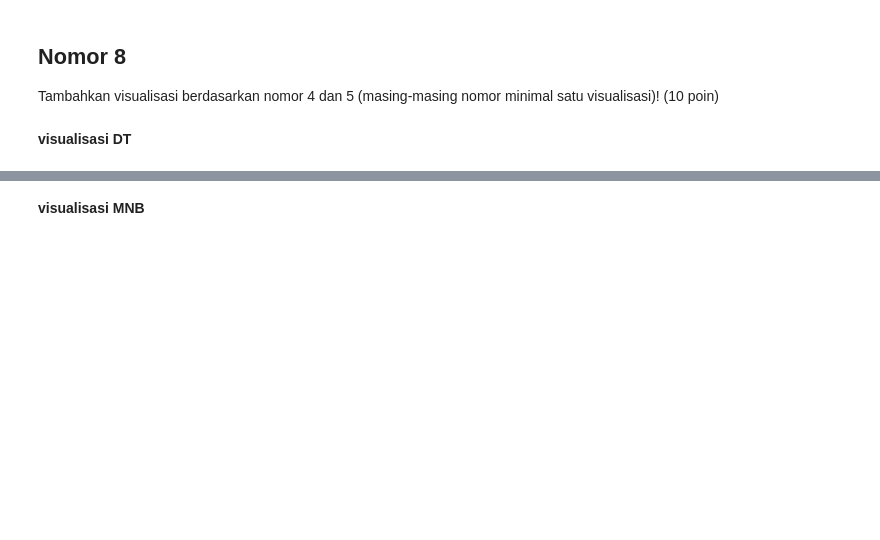
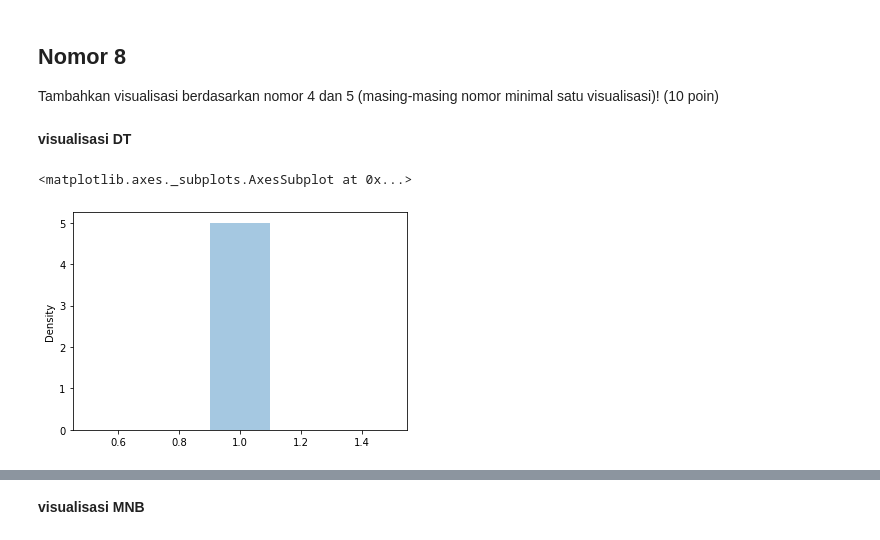
Before and after one commit to tsaniarisqi/Machine_Learning_2022, a Jupyter notebook: kuis02/Kuis02.ipynb, the cells around one changed output, grey strips where cells are left out. Saved outputs shown, nothing was run; the diff lists cells and outputs as text; code cells hidden in the pictures; blank space fills up the shorter version.

```diff
--- a/kuis02/Kuis02.ipynb
+++ b/kuis02/Kuis02.ipynb
@@ -588,3 +588,8 @@ KeyError: 'log_loss'
 Tambahkan visualisasi berdasarkan nomor 4 dan 5 (masing-masing nomor minimal satu visualisasi)! (10 poin)
 # %% [markdown]
 **visualisasi DT**
+# %%
+sns.distplot(acc_dt, bins=5, kde=True)
+# %% [output]
+<matplotlib.axes._subplots.AxesSubplot at 0x...>
+[figure, added]
```
Also changed, not shown: parts of 1 cell of this notebook.
